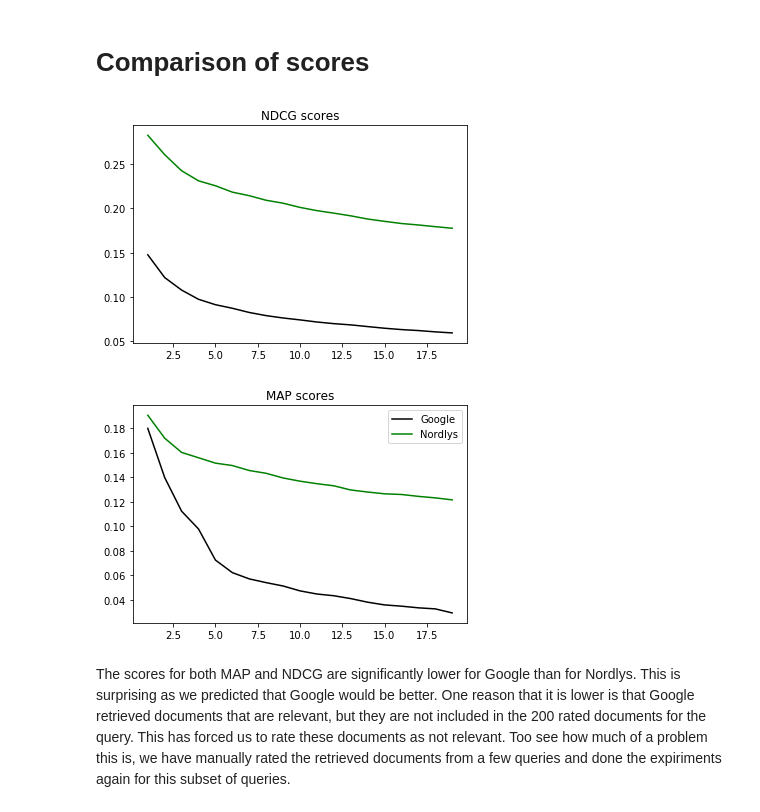
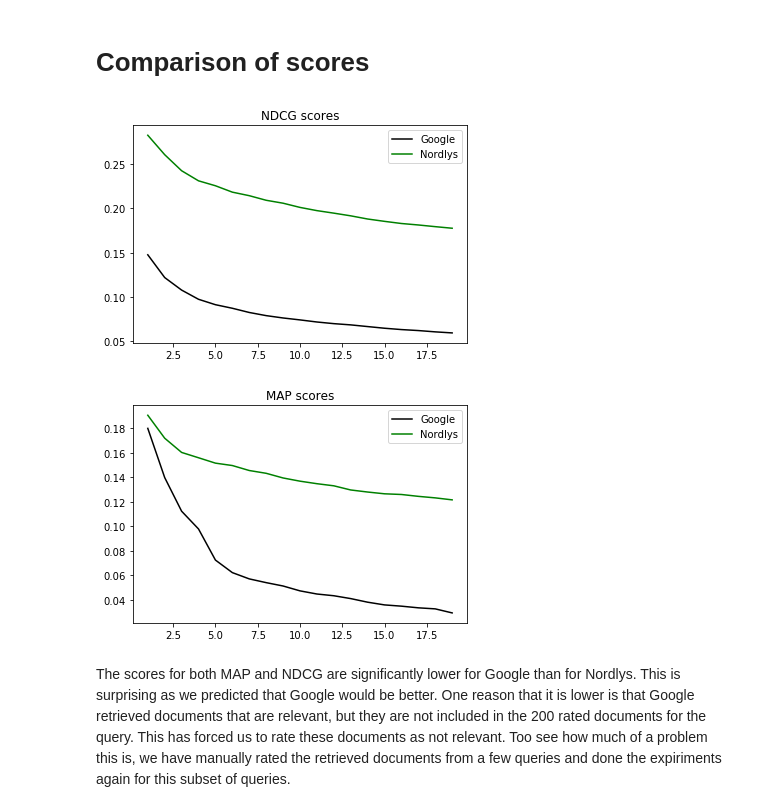
Before and after one commit to arumie/InformationRetrievalProject, a Jupyter notebook: Information_Retrieval_Project.ipynb, the cells around one changed output. Drawn from its saved outputs; the diff is of its cells as text; code cells hidden in the pictures.

Commit message:
fixed plots

```diff
--- a/Information_Retrieval_Project.ipynb
+++ b/Information_Retrieval_Project.ipynb
@@ -184,37 +184,40 @@ nordlys_scores_ndcg = []
 google_scores_map = []
 nordlys_scores_map = []
 iterations = []
 
 for i in range (1,20):
     google_scores_ndcg.append(AvgNDCG(Google_queries,i))
     nordlys_scores_ndcg.append(AvgNDCG(Nordlys_queries,i))
 
     google_scores_map.append(MAP(Google_queries,i))
     nordlys_scores_map.append(MAP(Nordlys_queries,i))
     iterations.append(i)
 
 fig = plt.figure()
 ax1 = fig.add_subplot(111)
 
 ax1.plot(iterations, google_scores_ndcg, color='black', label='Google')
 ax1.plot(iterations, nordlys_scores_ndcg, color='green', label='Nordlys')
 ax1.set_title("NDCG scores")
 
-plt.savefig('NDCG_Scores.png')
+ax1.legend()
 
 fig2 = plt.figure()
 ax2 = fig2.add_subplot(111)
 
 ax2.plot(iterations, google_scores_map, color='black', label='Google')
 ax2.plot(iterations, nordlys_scores_map, color='green', label='Nordlys')
 ax2.set_title("MAP scores")
 
-plt.savefig('MAP_Scores.png')
 
-plt.legend()
+
+ax2.legend()
 plt.show()
+
+fig.savefig('NDCG_Scores.png')
+fig2.savefig('MAP_Scores.png')
 # %% [output]
-[figure, old version]
+[figure, new version]
 [figure]
 # %% [markdown]
 The scores for both MAP and NDCG are significantly lower for Google than for Nordlys. This is surprising as we predicted that Google would be better.
```
Also changed, not shown: 2 other files.
